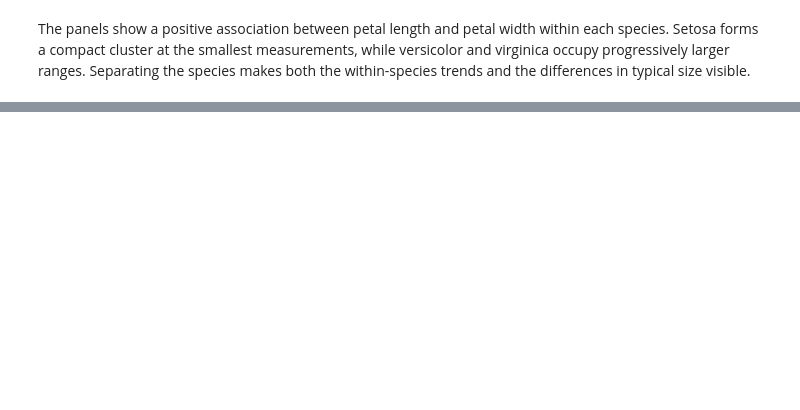
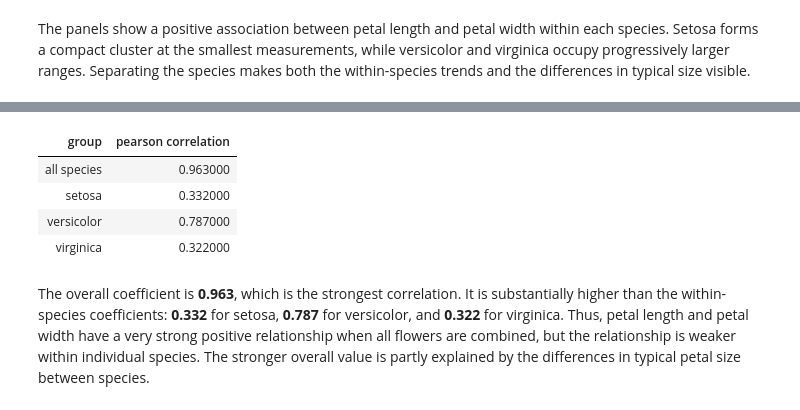
Before and after one commit to CGiardino/applied-statistics, a Jupyter notebook: problems.ipynb, the cells around one changed output, grey strips where cells are left out. Saved outputs shown, nothing was run; the diff lists cells and outputs as text; code cells hidden in the pictures; blank space fills up the shorter version.

Commit message:
Reporting and comparing the correlation coefficients for the species

```diff
--- a/problems.ipynb
+++ b/problems.ipynb
@@ -259,0 +262,16 @@ The panels show a positive association between petal length and petal width with
+# %%
+# Combine the overall and species-level coefficients for direct comparison.
+correlation_comparison = pd.concat([
+    pd.Series({"all species": pearson_correlation}, name="pearson correlation"),
+    species_correlations,
+])
+correlation_comparison.index.name = "group"
+correlation_comparison.round(3).to_frame().reset_index().style.hide(axis="index").set_properties(**{"min-width": "140px"})
+# %% [output]
+| group | pearson correlation |
+| all species | 0.963000 |
+| setosa | 0.332000 |
+| versicolor | 0.787000 |
+| virginica | 0.322000 |
+# %% [markdown]
+The overall coefficient is **0.963**, which is the strongest correlation. It is substantially higher than the within-species coefficients: **0.332** for setosa, **0.787** for versicolor, and **0.322** for virginica. Thus, petal length and petal width have a very strong positive relationship when all flowers are combined, but the relationship is weaker within individual species. The stronger overall value is partly explained by the differences in typical petal size between species.
```
Also changed, not shown: parts of 6 cells of this notebook.
